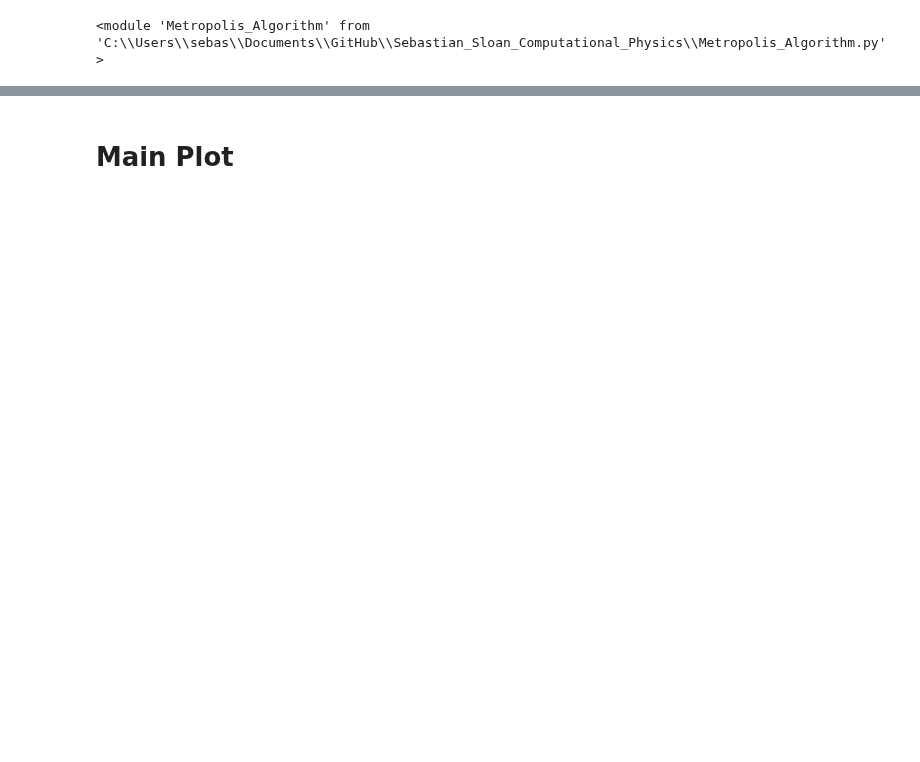
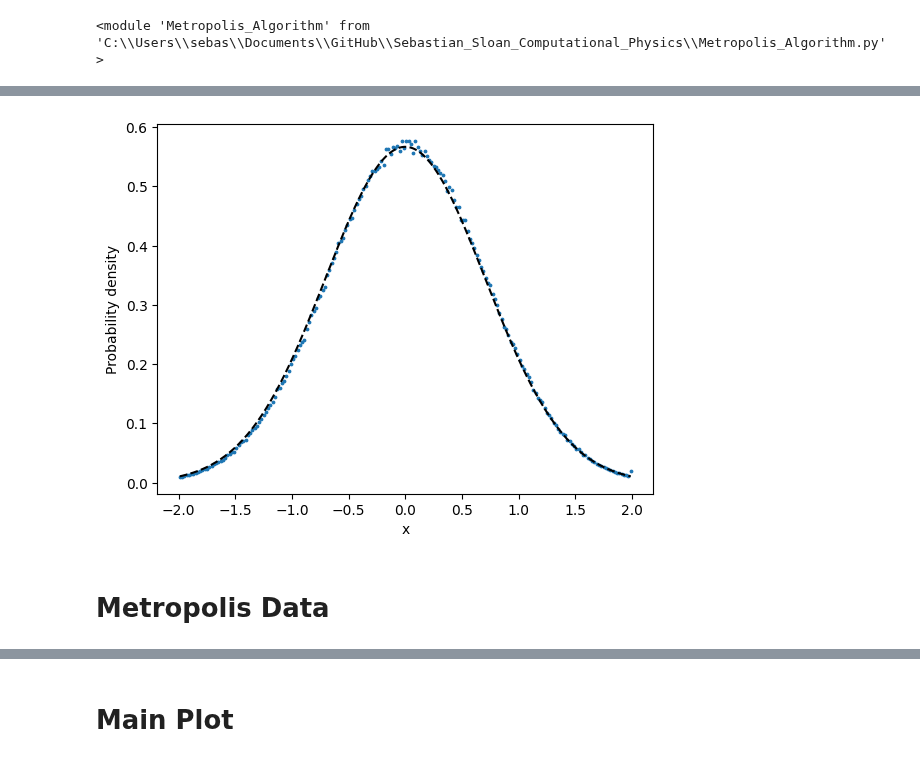
Before and after one commit to Sebastian426/Sebastian_Sloan_Computational_Physics, a Jupyter notebook: Results Figures.ipynb, the cells around one changed output, grey strips where cells are left out. Drawn from its saved outputs; the diff is of its cells as text; code cells hidden in the pictures; blank space fills up the shorter version.

Commit message:
Created results plot file

```diff
--- a/Results Figures.ipynb
+++ b/Results Figures.ipynb
@@ -46,0 +54,20 @@ def residual_calculator(x_values, model, model_parameters, y_values, y_errors):
+# %%
+# Setting Constants
+
+#position boundaries
+x_0_prop = 0
+x_endpoints_prop = np.linspace(-2, 2, 201)
+
+#time boundaries
+t_i_prop = 0
+t_f_prop = 6
+
+#other constants
+mass_prop = 1
+steps_prop = 7
+numb_paths_prop = 1000
+
+#array of times
+times_prop = np.linspace(t_i_prop, t_f_prop, steps_prop)
+dt_prop = times_prop[1] - times_prop[0]
+print(x_endpoints_prop)
@@ -46,0 +122,50 @@ def residual_calculator(x_values, model, model_parameters, y_values, y_errors):
+# %%
+# Generating Paths and calculating weight of each path
+paths_prop = []
+weights_prop = []
+x_end_prop = []
+
+for xN in x_endpoints_prop:
+    for _ in range(numb_paths_prop):
+        p = Pos_Gen_prop(x_0_prop, xN, steps_prop)
+        S = action_harmonic_prop(p, times_prop, mass_prop)
+        w = np.exp(-S)
+        paths_prop.append(p)
+        weights_prop.append(w)
+        x_end_prop.append(xN)
+
+paths_prop = np.array(paths_prop)
+weights_prop = np.array(weights_prop)
+x_end_prop = np.array(x_end_prop)
+
+print(paths_prop[0])
+print(len(paths_prop))
+print(len(paths_prop))
+print(paths_prop[999:1001])
+
+# Finding the groundstate wave function of the path
+x_bins_prop = np.linspace(-2, 2, 201)
+
+pdf_unnormalised_prop, bin_edges_prop = np.histogram(x_end_prop, bins=x_bins_prop, weights=weights_prop)
+x_centres_prop = 0.5 * (bin_edges_prop[1:] + bin_edges_prop[:-1])
+dx_prop = np.diff(x_bins_prop)[0]
+
+# normalize to integrate to 0.5 (since we only use x > 0)
+area_prop = np.sum(pdf_unnormalised_prop * dx_prop)
+pdf_prop = pdf_unnormalised_prop / (area_prop)
+
+# --- Analytic PDF for comparison (half side only) ---
+phi_sq_analytic_prop = (1 / np.sqrt(np.pi)) * np.exp(-x_centres_prop ** 2)
+phi_sq_analytic_prop /= np.sum(phi_sq_analytic_prop * dx_prop)  # normalize area to 0.5
+
+# --- Check areas ---
+print(f"Numerical PDF area: {np.sum(pdf_prop * dx_prop):.5f}")
+print(f"Analytic PDF area: {np.sum(phi_sq_analytic_prop * dx_prop):.5f}")
+
+plt.figure(1)
+plt.scatter(x_centres_prop, pdf_prop, label='Path integral estimate', s=3)
+plt.plot(x_centres_prop, phi_sq_analytic_prop, 'k--', label=r'Analytic $|\phi_0(x)|^2$')
+plt.xlabel('x')
+plt.ylabel('Probability density')
+plt.show()
+# %% [output]
@@ -47,3 +182,6 @@ def residual_calculator(x_values, model, model_parameters, y_values, y_errors):
+[figure, added]
+# %% [markdown]
+# Metropolis Data
 # %%
 paths_x = np.array([
     MA.Pos_Gen(0.0, 0.0, steps, dt)
```
Also changed, not shown: parts of 9 cells of this notebook, 2 other files.
